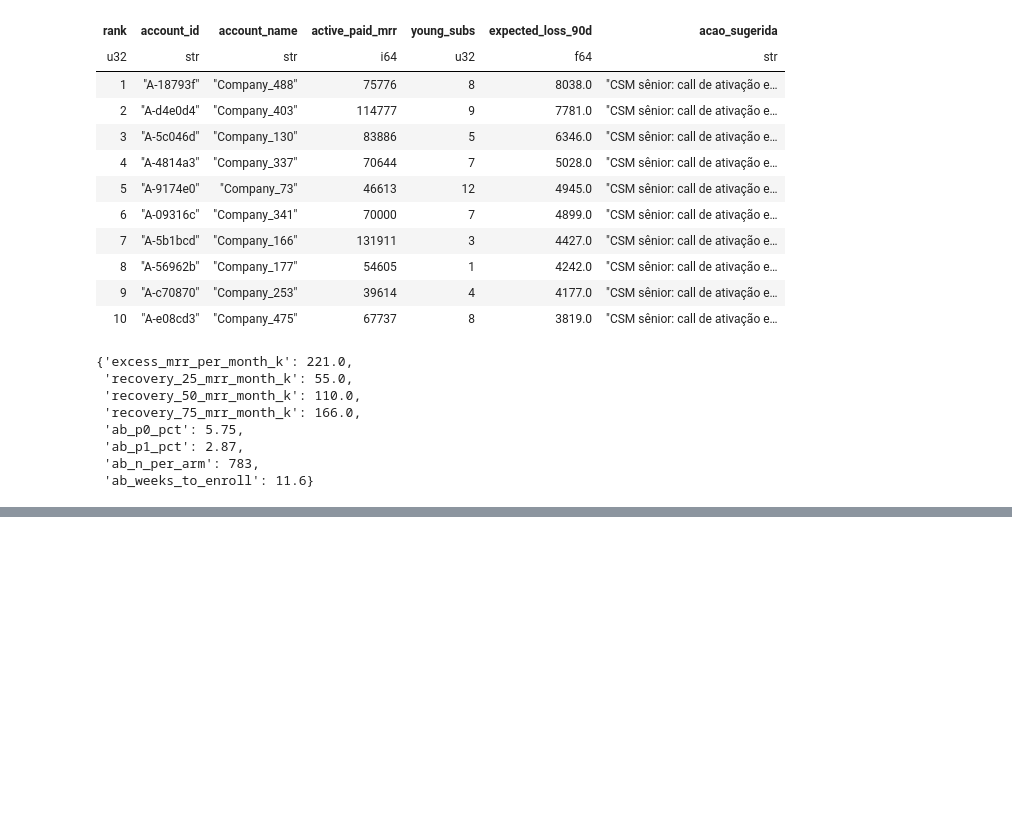
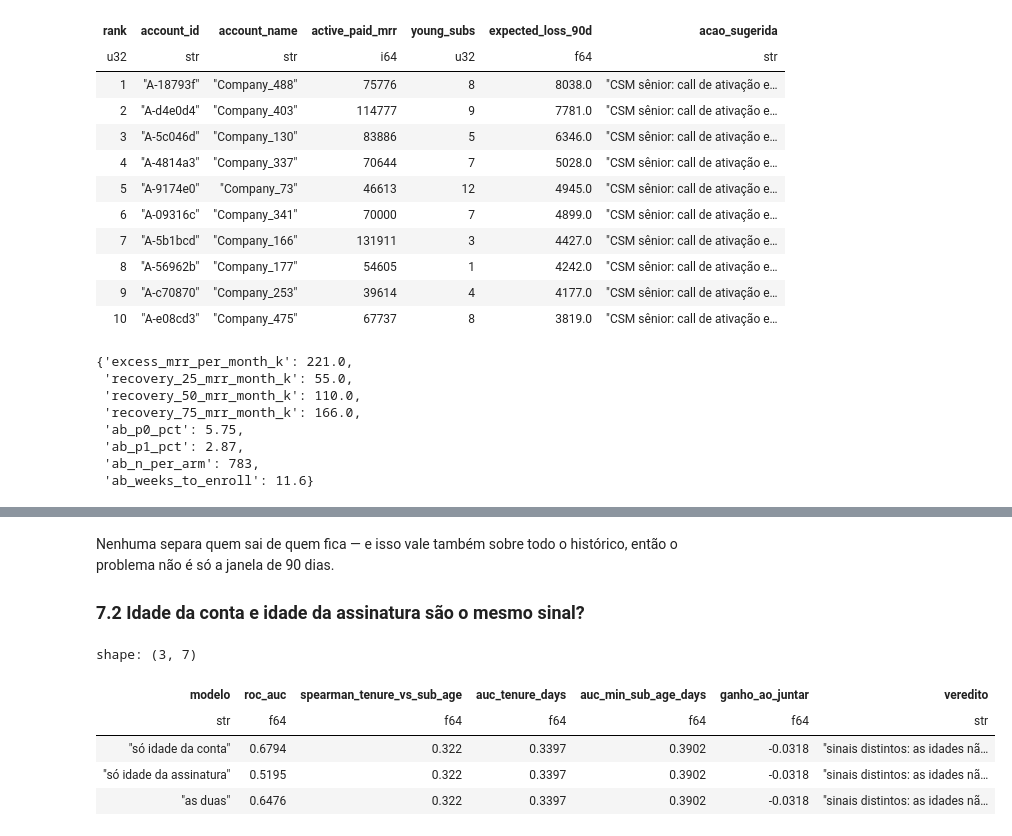
Before and after one commit to geoffreyporto/ai-master-challenge, a Jupyter notebook: submissions/geoffrey-porto/solution/notebooks/diagnostico_churn.ipynb, the cells around one changed output, grey strips where cells are left out. Cells and saved outputs as stored; diff of their text form; code cells hidden in the pictures; blank space fills up the shorter version.

```diff
--- a/submissions/geoffrey-porto/solution/notebooks/diagnostico_churn.ipynb
+++ b/submissions/geoffrey-porto/solution/notebooks/diagnostico_churn.ipynb
@@ -333,0 +375,14 @@ shape: (10, 7)
+# %% [markdown]
+Nenhuma separa quem sai de quem fica — e isso vale também sobre todo o
+histórico, então o problema não é só a janela de 90 dias.
+
+### 7.2 Idade da conta e idade da assinatura são o mesmo sinal?
+# %%
+age_signal_comparison(acc).select("modelo", "roc_auc", "spearman_tenure_vs_sub_age", "auc_tenure_days", "auc_min_sub_age_days", "ganho_ao_juntar", "veredito")
+# %% [output]
+shape: (3, 7)
+| modelo | roc_auc | spearman_tenure_vs_sub_age | auc_tenure_days | auc_min_sub_age_days | ganho_ao_juntar | veredito |
+| str | f64 | f64 | f64 | f64 | f64 | str |
+| "só idade da conta" | 0.6794 | 0.322 | 0.3397 | 0.3902 | -0.0318 | "sinais distintos: as idades nã… |
+| "só idade da assinatura" | 0.5195 | 0.322 | 0.3397 | 0.3902 | -0.0318 | "sinais distintos: as idades nã… |
+| "as duas" | 0.6476 | 0.322 | 0.3397 | 0.3902 | -0.0318 | "sinais distintos: as idades nã… |
```
Also changed, not shown: parts of 9 cells of this notebook, 1 other file.
